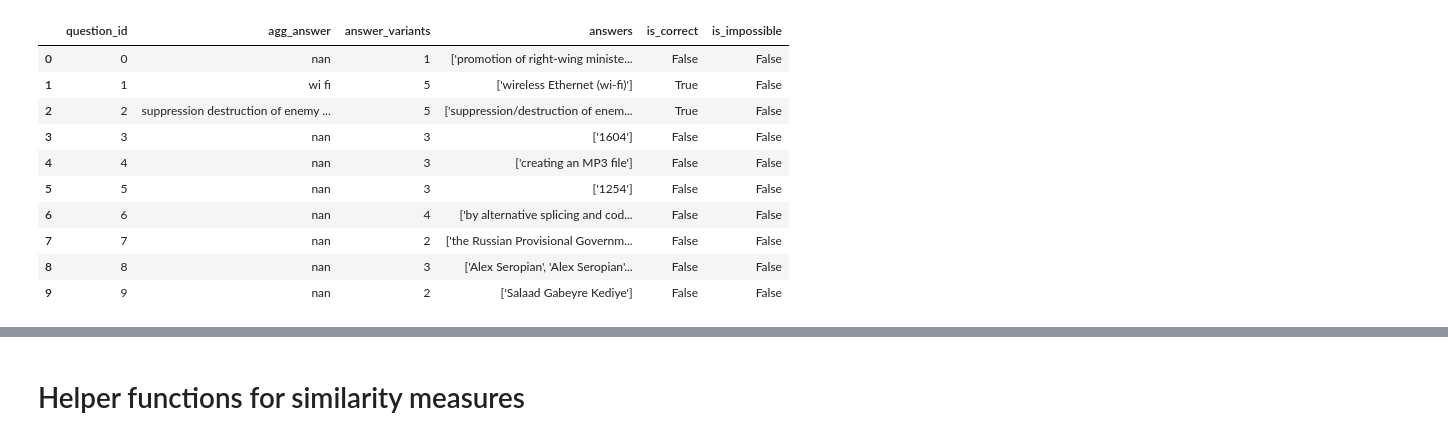
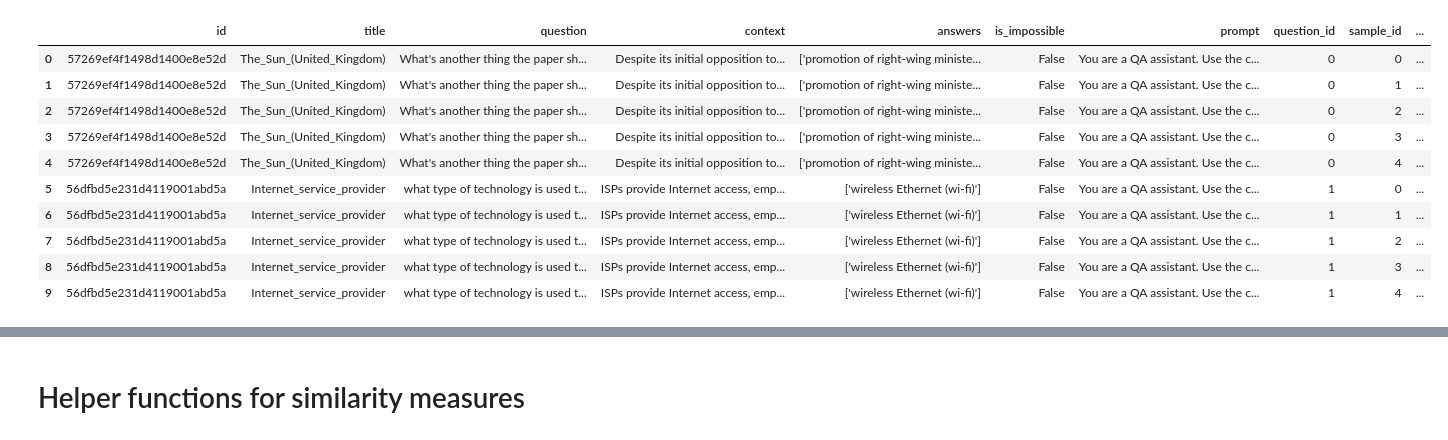
Before and after one commit to christian-hobelsberger/LLMUncertainty, a Jupyter notebook: analyze_sampling_consistency.ipynb, the cells around one changed output, grey strips where cells are left out. Cells and saved outputs as stored; diff of their text form; code cells hidden in the pictures.

```diff
--- a/analyze_sampling_consistency.ipynb
+++ b/analyze_sampling_consistency.ipynb
@@ -8,0 +10,16 @@ import re
+# %%
+# Read model output
+df_squad_single = pd.read_csv("output/llm_sample_consistency/LLama3.2_3B/squad_llama_k5_topk.csv")
+df_squad_single = df_squad_single.drop(columns=["parsed_answer"])
+
+print(f"Loaded SQuAD single-sample data:")
+print(f"- Total samples: {len(df_squad_single)}")
+print(f"- Unique questions: {df_squad_single['question_id'].nunique()}")
+print(f"- Samples per question: {len(df_squad_single) / df_squad_single['question_id'].nunique():.1f}")
+
+# Check for unanswerable questions
+if 'is_impossible' in df_squad_single.columns:
+    unanswerable_count = df_squad_single['is_impossible'].sum()
+    print(f"- Unanswerable questions: {unanswerable_count} ({unanswerable_count/len(df_squad_single)*100:.1f}%)")
+
+df_squad_single.head(10)
@@ -11,42 +45,28 @@ import parsing_and_evaluation_no_conf as pe
 import importlib
 importlib.reload(pe)
 
-# Read model output
-df_squad = pd.read_csv("output/llm_sample_consistency/LLama3.2_1B/squad_llama_k5_topk.csv")
-df_squad = df_squad.drop(columns=["parsed_answer"])
-
-print(f"Loaded SQuAD multi-sample data:")
-print(f"- Total samples: {len(df_squad)}")
-print(f"- Unique questions: {df_squad['question_id'].nunique()}")
-print(f"- Samples per question: {len(df_squad) / df_squad['question_id'].nunique():.1f}")
-
-# Check for unanswerable questions
-if 'is_impossible' in df_squad.columns:
-    unanswerable_count = df_squad['is_impossible'].sum()
-    print(f"- Unanswerable questions: {unanswerable_count} ({unanswerable_count/len(df_squad)*100:.1f}%)")
-
 # Parsing and normalizing the SQuAD outputs
-df_parsed_squad, df_agg_squad, eval_df_squad, acc_squad = pe.parse_aggregate_evaluate_squad_multi_flex(
-    df_squad, output_col="model_output", group_col="question_id", remove_unanswerable=False
+df_parsed_squad_single, df_agg_squad_single, eval_df_squad_single, acc_squad_single = pe.parse_aggregate_evaluate_squad_multi_flex(
+    df_squad_single, output_col="model_output", group_col="question_id", remove_unanswerable=False
 )
 
 print(f"\n✅ Multi-Sample SQuAD Results (Modularized):")
-print(f"   - Valid parsed samples: {df_parsed_squad['parsed_answer'].notna().sum()}")
-print(f"   - Number of unique questions: {df_parsed_squad['question_id'].nunique()}")
-print(f"   - Samples per question: {len(df_parsed_squad) / df_parsed_squad['question_id'].nunique():.1f}")
-print(f"   - Accuracy (all questions): {acc*100:.2f}%")
+print(f"   - Valid parsed samples: {df_parsed_squad_single['parsed_answer'].notna().sum()}")
+print(f"   - Number of unique questions: {df_parsed_squad_single['question_id'].nunique()}")
+print(f"   - Samples per question: {len(df_parsed_squad_single) / df_parsed_squad_single['question_id'].nunique():.1f}")
+print(f"   - Accuracy (all questions): {acc_squad_single*100:.2f}%")
 
-if "is_impossible" not in eval_df_squad.columns and "is_impossible" in df_parsed_squad.columns:
-    eval_df_squad = eval_df_squad.merge(
-        df_parsed_squad[["question_id", "is_impossible"]].drop_duplicates("question_id"),
+if "is_impossible" not in eval_df_squad_single.columns and "is_impossible" in df_parsed_squad_single.columns:
+    eval_df_squad_single = eval_df_squad_single.merge(
+        df_parsed_squad_single[["question_id", "is_impossible"]].drop_duplicates("question_id"),
         on="question_id", how="left"
     )
 
-mask_ans = eval_df_squad["is_impossible"] == False
-mask_unans = eval_df_squad["is_impossible"] == True
+mask_ans = eval_df_squad_single["is_impossible"] == False
+mask_unans = eval_df_squad_single["is_impossible"] == True
 
-print(f"   - Accuracy (answerable only): {eval_df_squad.loc[mask_ans,'is_correct'].mean()*100:.2f}%")
-print(f"   - Accuracy (unanswerable only): {eval_df_squad.loc[mask_unans,'is_correct'].mean()*100:.2f}%")
+print(f"   - Accuracy (answerable only): {eval_df_squad_single.loc[mask_ans,'is_correct'].mean()*100:.2f}%")
+print(f"   - Accuracy (unanswerable only): {eval_df_squad_single.loc[mask_unans,'is_correct'].mean()*100:.2f}%")
 
-eval_df_squad.head(10)
+df_parsed_squad_single.head(10)
 # %% [output]
@@ -65,12 +79,12 @@ Loaded SQuAD multi-sample data:
    - Accuracy (unanswerable only): 0.00%
-|  | question_id | agg_answer | answer_variants | answers | is_correct | is_impossible |
-| 0 | 0 | nan | 1 | ['promotion of right-wing ministe... | False | False |
-| 1 | 1 | wi fi | 5 | ['wireless Ethernet (wi-fi)'] | True | False |
-| 2 | 2 | suppression destruction of enemy ... | 5 | ['suppression/destruction of enem... | True | False |
-| 3 | 3 | nan | 3 | ['1604'] | False | False |
-| 4 | 4 | nan | 3 | ['creating an MP3 file'] | False | False |
-| 5 | 5 | nan | 3 | ['1254'] | False | False |
-| 6 | 6 | nan | 4 | ['by alternative splicing and cod... | False | False |
-| 7 | 7 | nan | 2 | ['the Russian Provisional Governm... | False | False |
-| 8 | 8 | nan | 3 | ['Alex Seropian', 'Alex Seropian'... | False | False |
-| 9 | 9 | nan | 2 | ['Salaad Gabeyre Kediye'] | False | False |
+|  | id | title | question | context | answers | is_impossible | prompt | question_id | sample_id | ... |
+| 0 | 57269ef4f1498d1400e8e52d | The_Sun_(United_Kingdom) | What's another thing the paper sh... | Despite its initial opposition to... | ['promotion of right-wing ministe... | False | You are a QA assistant. Use the c... | 0 | 0 | ... |
+| 1 | 57269ef4f1498d1400e8e52d | The_Sun_(United_Kingdom) | What's another thing the paper sh... | Despite its initial opposition to... | ['promotion of right-wing ministe... | False | You are a QA assistant. Use the c... | 0 | 1 | ... |
+| 2 | 57269ef4f1498d1400e8e52d | The_Sun_(United_Kingdom) | What's another thing the paper sh... | Despite its initial opposition to... | ['promotion of right-wing ministe... | False | You are a QA assistant. Use the c... | 0 | 2 | ... |
+| 3 | 57269ef4f1498d1400e8e52d | The_Sun_(United_Kingdom) | What's another thing the paper sh... | Despite its initial opposition to... | ['promotion of right-wing ministe... | False | You are a QA assistant. Use the c... | 0 | 3 | ... |
+| 4 | 57269ef4f1498d1400e8e52d | The_Sun_(United_Kingdom) | What's another thing the paper sh... | Despite its initial opposition to... | ['promotion of right-wing ministe... | False | You are a QA assistant. Use the c... | 0 | 4 | ... |
+| 5 | 56dfbd5e231d4119001abd5a | Internet_service_provider | what type of technology is used t... | ISPs provide Internet access, emp... | ['wireless Ethernet (wi-fi)'] | False | You are a QA assistant. Use the c... | 1 | 0 | ... |
+| 6 | 56dfbd5e231d4119001abd5a | Internet_service_provider | what type of technology is used t... | ISPs provide Internet access, emp... | ['wireless Ethernet (wi-fi)'] | False | You are a QA assistant. Use the c... | 1 | 1 | ... |
+| 7 | 56dfbd5e231d4119001abd5a | Internet_service_provider | what type of technology is used t... | ISPs provide Internet access, emp... | ['wireless Ethernet (wi-fi)'] | False | You are a QA assistant. Use the c... | 1 | 2 | ... |
+| 8 | 56dfbd5e231d4119001abd5a | Internet_service_provider | what type of technology is used t... | ISPs provide Internet access, emp... | ['wireless Ethernet (wi-fi)'] | False | You are a QA assistant. Use the c... | 1 | 3 | ... |
+| 9 | 56dfbd5e231d4119001abd5a | Internet_service_provider | what type of technology is used t... | ISPs provide Internet access, emp... | ['wireless Ethernet (wi-fi)'] | False | You are a QA assistant. Use the c... | 1 | 4 | ... |
```
Also changed, not shown: parts of 108 cells of this notebook, 7 other files.
